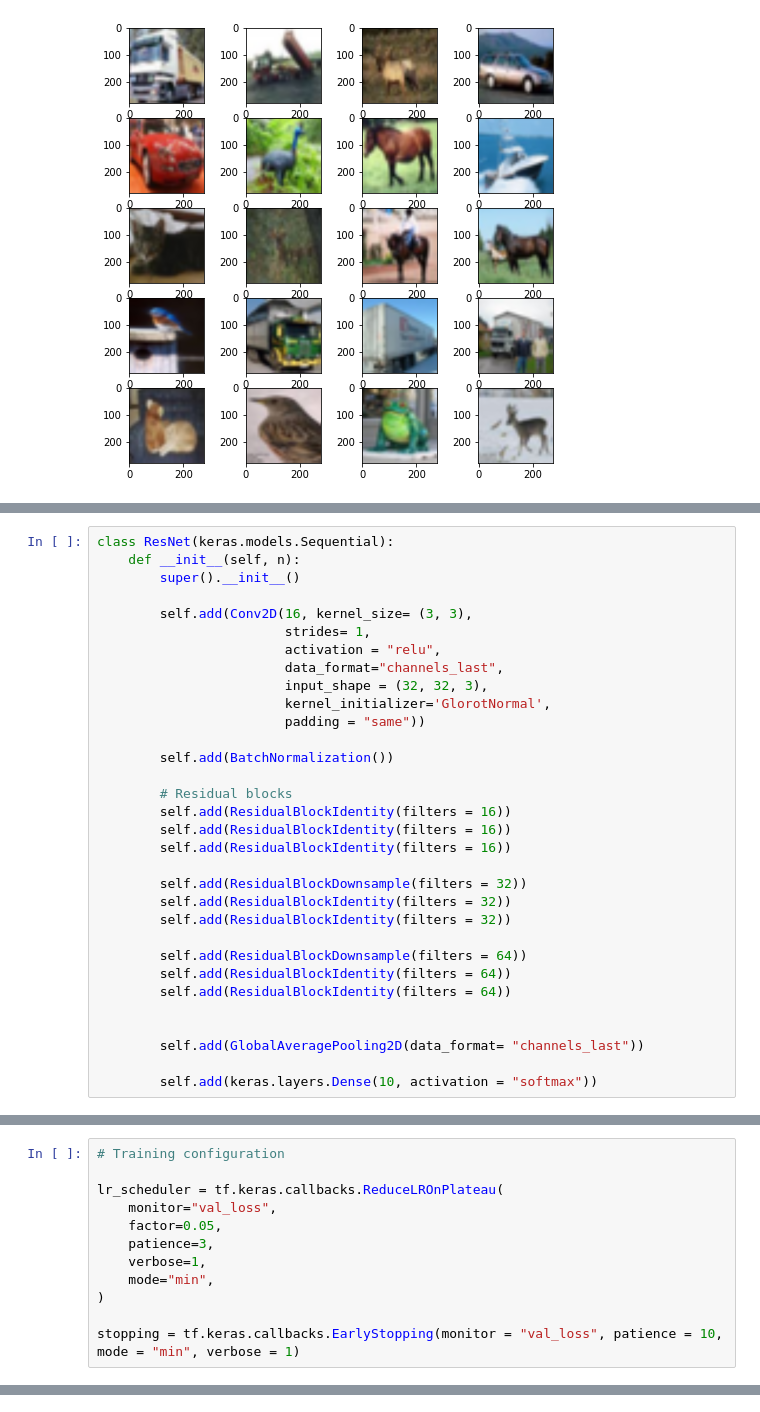
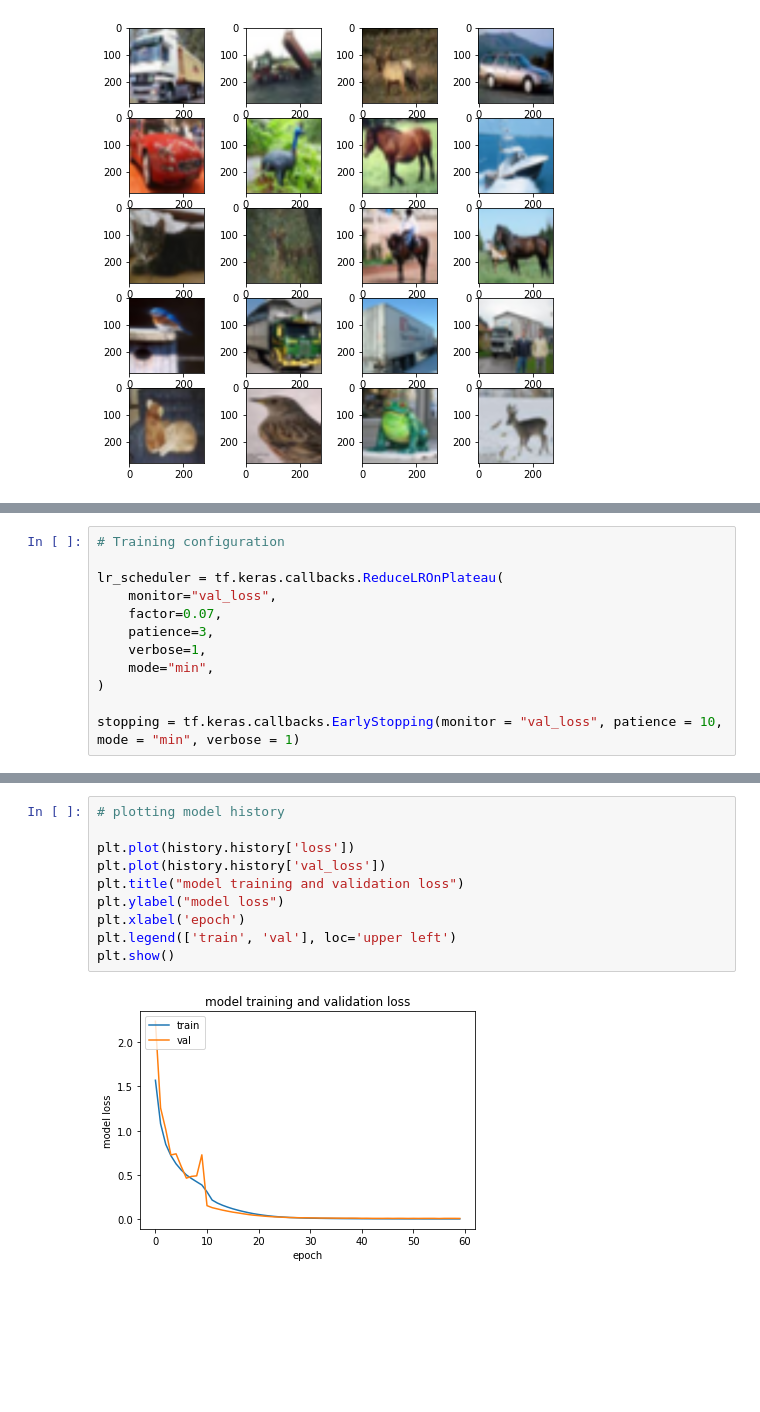
Before and after one commit to AditMeh/Automatic-dIfferentiation-notes, a Jupyter notebook: ResNets.ipynb, the cells around one changed output, grey strips where cells are left out. Drawn from its saved outputs; the diff is of its cells as text; blank space fills up the shorter version.

```diff
--- a/ResNets.ipynb
+++ b/ResNets.ipynb
@@ -167,32 +103,0 @@ class ResidualBlockDownsample(keras.layers.Layer):
-# %%
-class ResNet(keras.models.Sequential):
-    def __init__(self, n):
-        super().__init__()
-
-        self.add(Conv2D(16, kernel_size= (3, 3),
-                        strides= 1,
-                        activation = "relu",
-                        data_format="channels_last",
-                        input_shape = (32, 32, 3),
-                        kernel_initializer='GlorotNormal',
-                        padding = "same"))
-
-        self.add(BatchNormalization())
-
-        # Residual blocks
-        self.add(ResidualBlockIdentity(filters = 16))
-        self.add(ResidualBlockIdentity(filters = 16))
-        self.add(ResidualBlockIdentity(filters = 16))
-
-        self.add(ResidualBlockDownsample(filters = 32))
-        self.add(ResidualBlockIdentity(filters = 32))
-        self.add(ResidualBlockIdentity(filters = 32))
-
-        self.add(ResidualBlockDownsample(filters = 64))
-        self.add(ResidualBlockIdentity(filters = 64))
-        self.add(ResidualBlockIdentity(filters = 64))
-
-
-        self.add(GlobalAveragePooling2D(data_format= "channels_last"))
-
-        self.add(keras.layers.Dense(10, activation = "softmax"))
@@ -201,7 +216,7 @@ class ResNet(keras.models.Sequential):
 
 lr_scheduler = tf.keras.callbacks.ReduceLROnPlateau(
     monitor="val_loss",
-    factor=0.05,
+    factor=0.07,
     patience=3,
     verbose=1,
     mode="min",
@@ -242,3 +257,15 @@ Epoch 00060: ReduceLROnPlateau reducing learning rate to 3.1249996368387656e-08.
+# %%
+# plotting model history
+
+plt.plot(history.history['loss'])
+plt.plot(history.history['val_loss'])
+plt.title("model training and validation loss")
+plt.ylabel("model loss")
+plt.xlabel('epoch')
+plt.legend(['train', 'val'], loc='upper left')
+plt.show()
+# %% [output]
+[figure, added]
 # %%
 model.evaluate(test_dataset)
 
```
Also changed, not shown: parts of 6 cells of this notebook.
